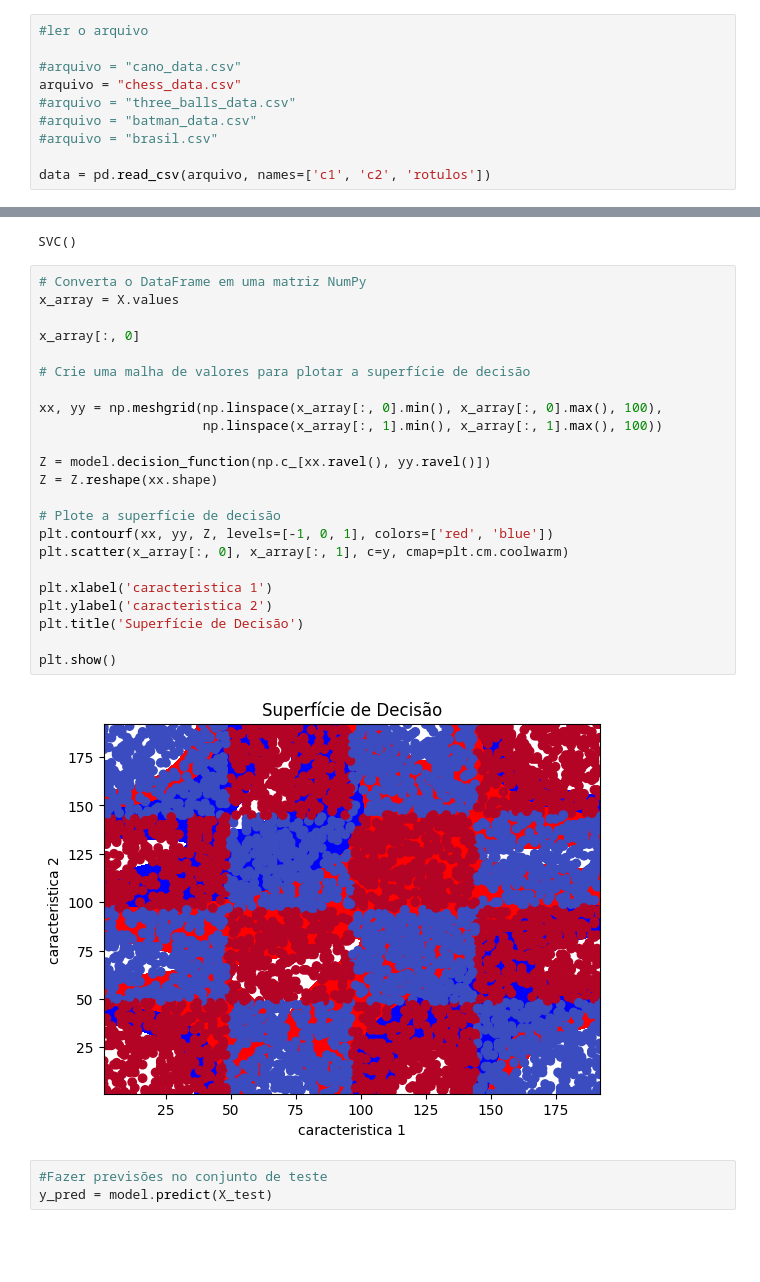
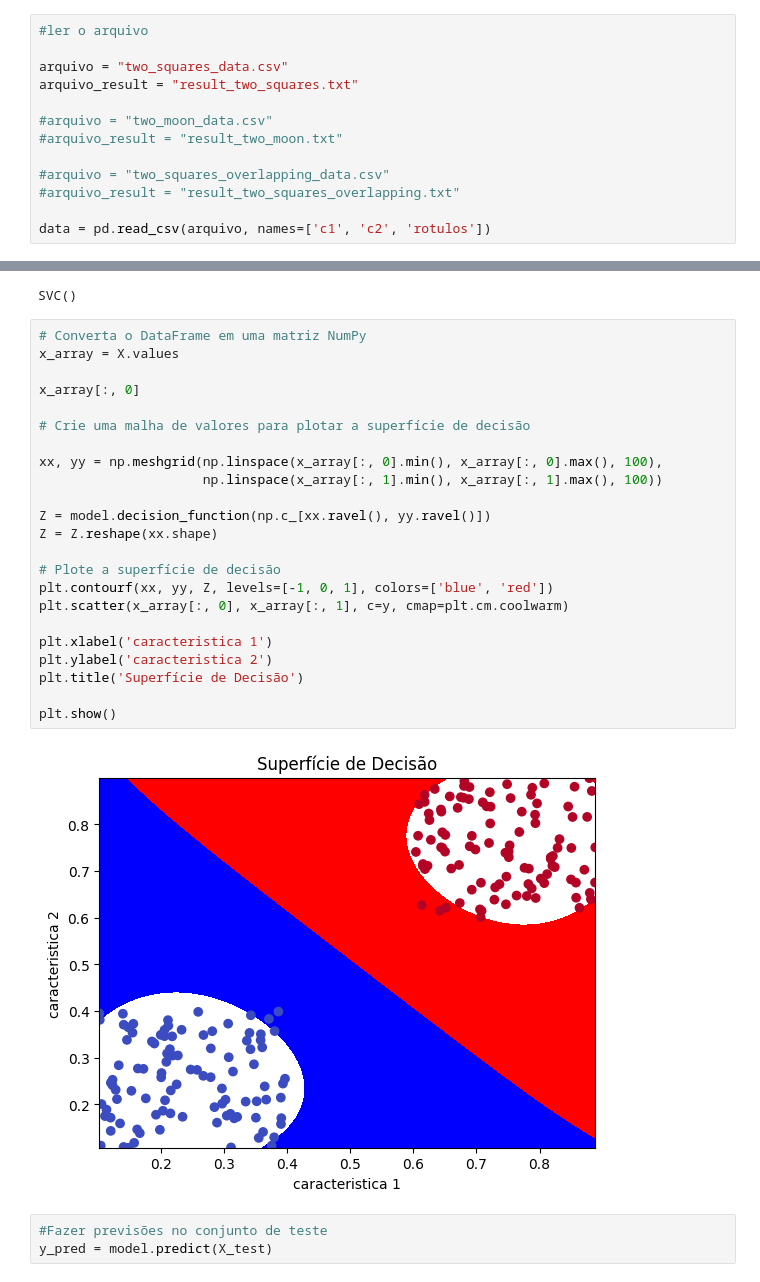
Before and after one commit to jeuslandim/ICA, a Jupyter notebook: classificadores/All_classificadores.ipynb, the cells around one changed output, grey strips where cells are left out. Cells and saved outputs as stored; diff of their text form; blank space fills up the shorter version.

```diff
--- a/classificadores/All_classificadores.ipynb
+++ b/classificadores/All_classificadores.ipynb
@@ -12,11 +12,14 @@ from sklearn.svm import SVC
 # %%
 #ler o arquivo
 
-#arquivo = "cano_data.csv"
-arquivo = "chess_data.csv"
-#arquivo = "three_balls_data.csv"
-#arquivo = "batman_data.csv"
-#arquivo = "brasil.csv"
+arquivo = "two_squares_data.csv"
+arquivo_result = "result_two_squares.txt"
+
+#arquivo = "two_moon_data.csv"
+#arquivo_result = "result_two_moon.txt"
+
+#arquivo = "two_squares_overlapping_data.csv"
+#arquivo_result = "result_two_squares_overlapping.txt"
 
 data = pd.read_csv(arquivo, names=['c1', 'c2', 'rotulos'])
 # %%
@@ -378,28 +332,28 @@ SVC()
 # %%
 # Converta o DataFrame em uma matriz NumPy
 x_array = X.values
 
 x_array[:, 0]
 
 # Crie uma malha de valores para plotar a superfície de decisão
 
 xx, yy = np.meshgrid(np.linspace(x_array[:, 0].min(), x_array[:, 0].max(), 100),
                      np.linspace(x_array[:, 1].min(), x_array[:, 1].max(), 100))
 
 Z = model.decision_function(np.c_[xx.ravel(), yy.ravel()])
 Z = Z.reshape(xx.shape)
 
 # Plote a superfície de decisão
-plt.contourf(xx, yy, Z, levels=[-1, 0, 1], colors=['red', 'blue'])
+plt.contourf(xx, yy, Z, levels=[-1, 0, 1], colors=['blue', 'red'])
 plt.scatter(x_array[:, 0], x_array[:, 1], c=y, cmap=plt.cm.coolwarm)
 
 plt.xlabel('caracteristica 1')
 plt.ylabel('caracteristica 2')
 plt.title('Superfície de Decisão')
 
 plt.show()
 # %% [output]
-[figure, old version]
+[figure, new version]
 # %%
 #Fazer previsões no conjunto de teste
 y_pred = model.predict(X_test)
```
Also changed, not shown: parts of 27 cells of this notebook, 3 other files.
